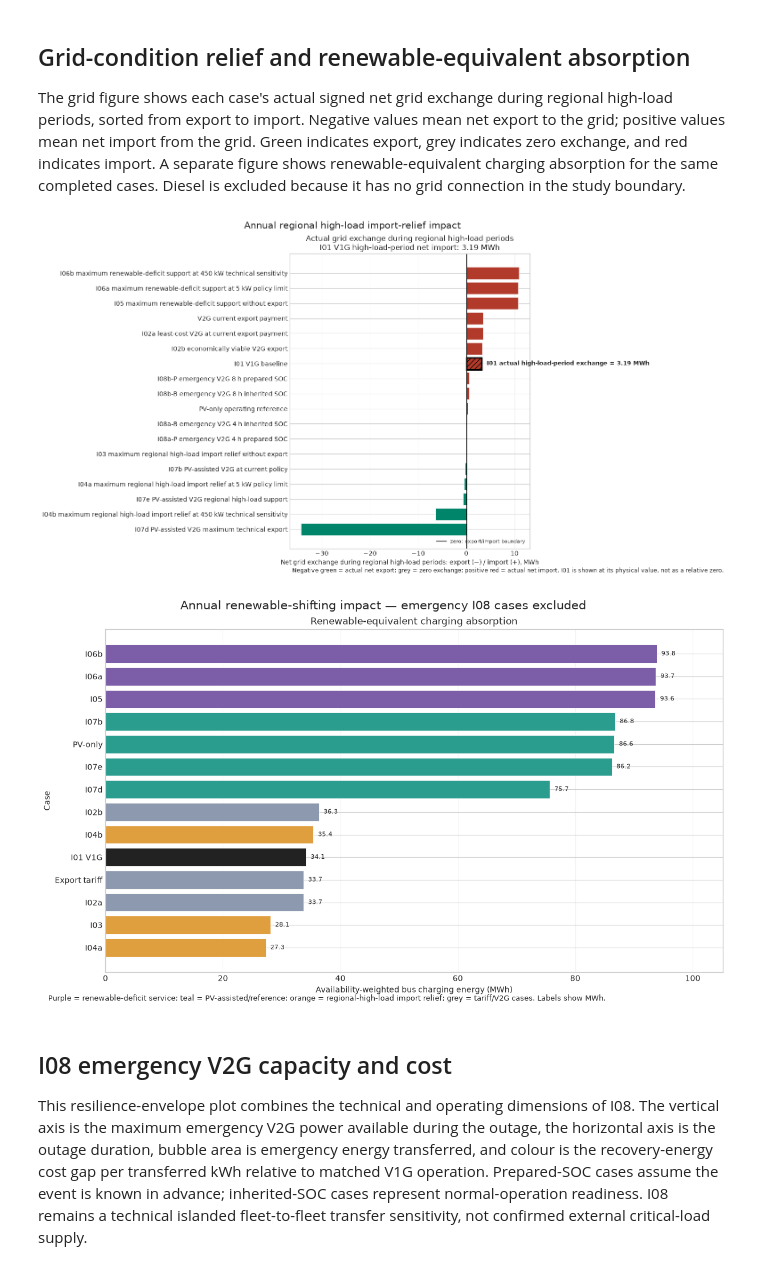
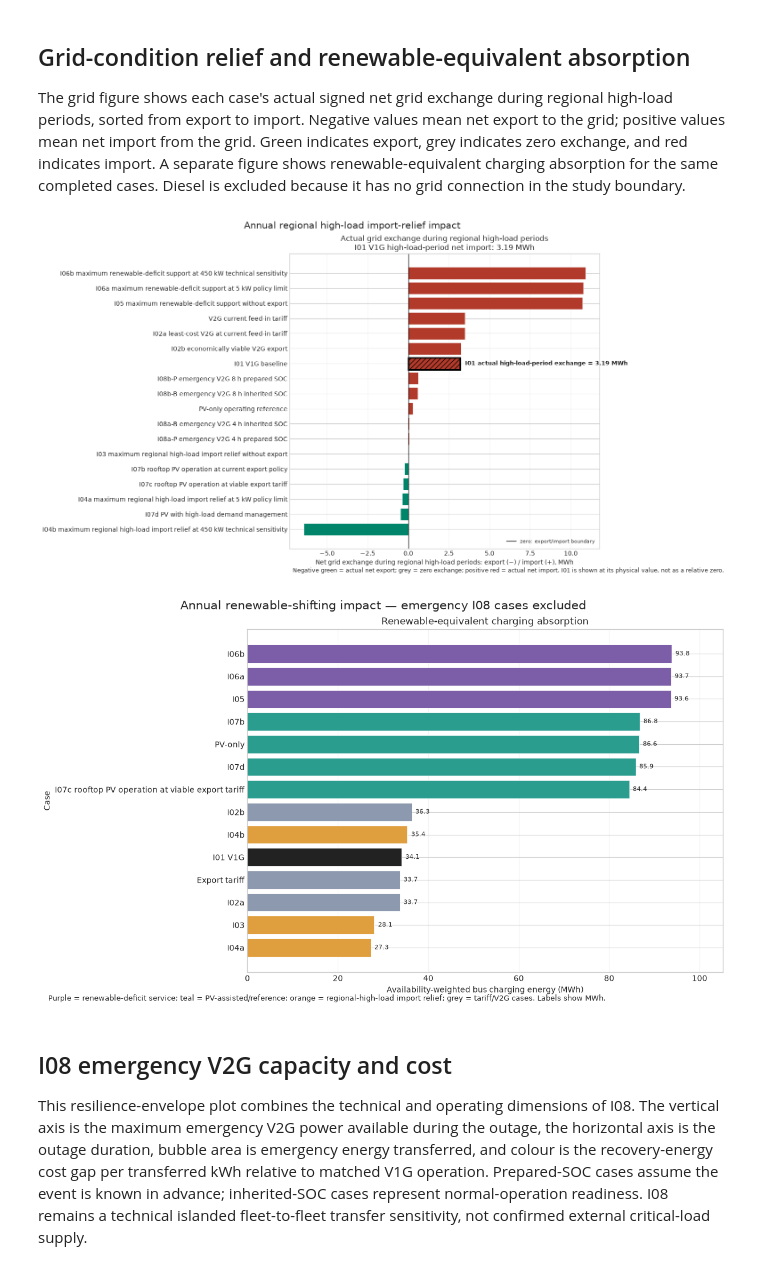
Before and after one commit to fraunhofer-isi/FLEXIMOD, a Jupyter notebook: notebooks/building_use_case_analysis.ipynb, the cells around one changed output. Saved outputs shown, nothing was run; the diff lists cells and outputs as text; code cells hidden in the pictures.

```diff
--- a/notebooks/building_use_case_analysis.ipynb
+++ b/notebooks/building_use_case_analysis.ipynb
@@ -82,7 +81,7 @@ CREDIT_GRID_EXPORT = False
 CORE_CASES = {
     'V1G baseline': {'input': 'building_v1g_annual', 'study_case': 'building_v1g_annual', 'output': 'v1g_baseline'},
     'PV-only operating reference': {'input': 'building_v2b_pv_self_consumption_annual', 'study_case': 'building_v2b_pv_self_consumption', 'output': 'v2b_rooftop_pv'},
-    'I02a least-cost V2G at current export payment': {'input': 'building_v2b_cost_annual', 'study_case': 'building_v2b_cost_annual', 'output': 'v2b_cost'},
+    'I02a least-cost V2G at current feed-in tariff': {'input': 'building_v2b_cost_annual', 'study_case': 'building_v2b_cost_annual', 'output': 'v2b_cost'},
     'I02b economically viable V2G export': {'input': 'building_v2g_tariff_sweep_annual', 'study_case': 'building_v2g_sweep_plus_1000', 'output': 'tariff_plus_1000'},
     'I03 maximum regional high-load import relief without export': {'input': 'building_v2b_grid_support_annual', 'study_case': 'building_v2b_grid_support_max_no_export', 'output': 'grid_support_no_export'},
     'I04a maximum regional high-load import relief at 5 kW policy limit': {'input': 'building_v2b_grid_support_annual', 'study_case': 'building_v2g_grid_support_max_export_5kw', 'output': 'grid_support_export_5kw'},
@@ -90,15 +89,14 @@ CORE_CASES = {
     'I05 maximum renewable-deficit support without export': {'input': 'building_v2b_renewable_alignment_annual', 'study_case': 'building_v2b_renewable_shifting_max_no_export', 'output': 'renewable_shifting_no_export'},
     'I06a maximum renewable-deficit support at 5 kW policy limit': {'input': 'building_v2b_renewable_alignment_annual', 'study_case': 'building_v2g_renewable_shifting_max_export_5kw', 'output': 'renewable_shifting_export_5kw'},
     'I06b maximum renewable-deficit support at 450 kW technical sensitivity': {'input': 'building_v2b_renewable_alignment_annual', 'study_case': 'building_v2g_renewable_shifting_max_export_450kw', 'output': 'renewable_shifting_export_450kw'},
-    'I07b PV-assisted V2G at current policy': {'input': 'building_v2b_pv_self_consumption_annual', 'study_case': 'building_v2b_pv_self_consumption', 'output': 'v2g_pv_current_policy'},
-    'I07c PV-assisted V2G at viable export tariff': {'input': 'building_v2b_pv_self_consumption_annual', 'study_case': 'building_v2g_pv_export_viable_tariff', 'output': 'v2g_pv_viable_tariff'},
-    'I07d PV-assisted V2G maximum technical export': {'input': 'building_v2b_pv_self_consumption_annual', 'study_case': 'building_v2g_pv_max_technical_export', 'output': 'v2g_pv_max_technical_export'},
-    'I07e PV-assisted V2G regional high-load support': {'input': 'building_v2b_pv_self_consumption_annual', 'study_case': 'building_v2g_pv_grid_stress_policy_export', 'output': 'v2g_pv_grid_stress_policy_export'},
+    'I07b rooftop PV operation at current export policy': {'input': 'building_v2b_pv_self_consumption_annual', 'study_case': 'building_v2b_pv_self_consumption', 'output': 'v2g_pv_current_policy'},
+    'I07c rooftop PV operation at viable export tariff': {'input': 'building_v2b_pv_self_consumption_annual', 'study_case': 'building_v2g_pv_export_viable_tariff', 'output': 'v2g_pv_viable_tariff'},
+    'I07d PV with high-load demand management': {'input': 'building_v2b_pv_self_consumption_annual', 'study_case': 'building_v2g_pv_cost_capped_high_load_relief', 'output': 'v2g_pv_cost_capped_high_load_relief'},
     'I08a-P emergency V2G 4 h prepared SOC': {'input': 'building_v2g_emergency_backup_4h_prepared', 'study_case': 'building_v2g_emergency_backup_4h_prepared', 'output': 'i08_4h_prepared'},
     'I08a-B emergency V2G 4 h inherited SOC': {'input': 'building_v2g_emergency_backup_4h_baseline', 'study_case': 'building_v2g_emergency_backup_4h_baseline', 'output': 'i08_4h_baseline'},
     'I08b-P emergency V2G 8 h prepared SOC': {'input': 'building_v2g_emergency_backup_8h_prepared', 'study_case': 'building_v2g_emergency_backup_8h_prepared', 'output': 'i08_8h_prepared'},
     'I08b-B emergency V2G 8 h inherited SOC': {'input': 'building_v2g_emergency_backup_8h_baseline', 'study_case': 'building_v2g_emergency_backup_8h_baseline', 'output': 'i08_8h_baseline'},
-    'V2G current export payment': {'input': 'building_v2g_current_tariff_annual', 'study_case': 'building_v2g_current_tariff_annual', 'output': 'v2g_current_export'},
+    'V2G current feed-in tariff': {'input': 'building_v2g_current_tariff_annual', 'study_case': 'building_v2g_current_tariff_annual', 'output': 'v2g_current_export'},
 }
 GRID_SUPPORT_CASES = {
     'No export': {'input': 'building_v2b_grid_support_annual', 'study_case': 'building_v2b_grid_support_max_no_export', 'output': 'grid_support_no_export', 'export_limit_kw': 0},
@@ -656,8 +587,8 @@ renewable_impact = renewable_impact.sort_values(ascending=True)
 renewable_short_labels = {
     'V1G baseline': 'I01 V1G',
     'PV-only operating reference': 'PV-only',
-    'V2G current export payment': 'Export tariff',
-    'I02a least-cost V2G at current export payment': 'I02a',
+    'V2G current feed-in tariff': 'Export tariff',
+    'I02a least-cost V2G at current feed-in tariff': 'I02a',
     'I02b economically viable V2G export': 'I02b',
     'I03 maximum regional high-load import relief without export': 'I03',
     'I04a maximum regional high-load import relief at 5 kW policy limit': 'I04a',
@@ -665,39 +596,38 @@ renewable_short_labels = {
     'I05 maximum renewable-deficit support without export': 'I05',
     'I06a maximum renewable-deficit support at 5 kW policy limit': 'I06a',
     'I06b maximum renewable-deficit support at 450 kW technical sensitivity': 'I06b',
-    'I07b PV-assisted V2G at current policy': 'I07b',
-    'I07d PV-assisted V2G maximum technical export': 'I07d',
-    'I07e PV-assisted V2G regional high-load support': 'I07e',
+    'I07b rooftop PV operation at current export policy': 'I07b',
+    'I07d PV with high-load demand management': 'I07d',
 }
 renewable_labels = [renewable_short_labels.get(name, name) for name in renewable_impact.index]
 renewable_colors = []
 for name in renewable_impact.index:
     if name.startswith('I05') or name.startswith('I06'):
         renewable_colors.append('#7b5ea7')
     elif name.startswith('I07') or name == 'PV-only operating reference':
         renewable_colors.append('#2a9d8f')
     elif name.startswith('I03') or name.startswith('I04'):
         renewable_colors.append('#e09f3e')
-    elif name.startswith('I02') or name == 'V2G current export payment':
+    elif name.startswith('I02') or name == 'V2G current feed-in tariff':
         renewable_colors.append('#8d99ae')
     else:
         renewable_colors.append('#222222')
 renewable_figure, renewable_axis = plt.subplots(figsize=(12, 7), constrained_layout=True)
 renewable_bars = renewable_axis.barh(renewable_labels, renewable_impact.values, color=renewable_colors, edgecolor='white', linewidth=0.6)
 for bar, value in zip(renewable_bars, renewable_impact.values):
     renewable_axis.text(value + 0.8, bar.get_y() + bar.get_height() / 2, f'{value:.1f}', va='center', fontsize=8)
 renewable_axis.set_title('Renewable-equivalent charging absorption')
 renewable_axis.set_xlabel('Availability-weighted bus charging energy (MWh)')
 renewable_axis.set_ylabel('Case')
 renewable_axis.set_xlim(0, max(renewable_impact.max() * 1.12, 1.0))
 renewable_axis.grid(axis='x', alpha=0.25)
 renewable_axis.set_axisbelow(True)
 renewable_figure.suptitle('Annual renewable-shifting impact — emergency I08 cases excluded', fontsize=15)
 renewable_figure.text(0.01, -0.01, 'Purple = renewable-deficit service; teal = PV-assisted/reference; orange = regional-high-load import relief; grey = tariff/V2G cases. Labels show MWh.', fontsize=9)
 plt.show()
 # %% [output]
-[figure, old version]
+[figure, new version]
-[figure, old version]
+[figure, new version]
 # %% [markdown]
 ## I08 emergency V2G capacity and cost
 
```
Also changed, not shown: parts of 12 cells of this notebook, 4 other files.
